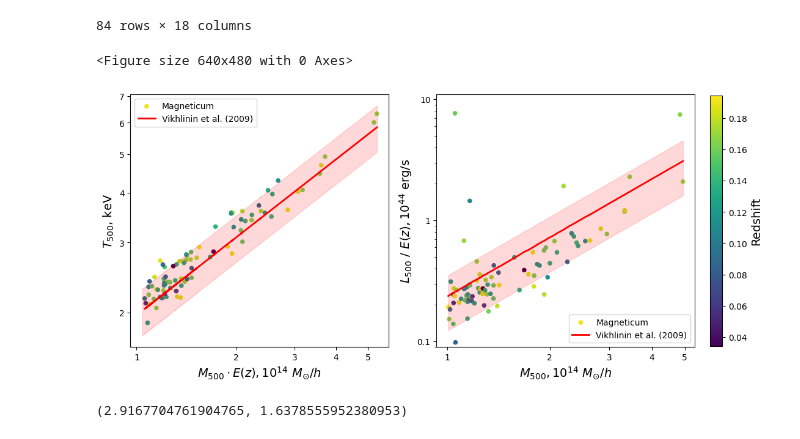
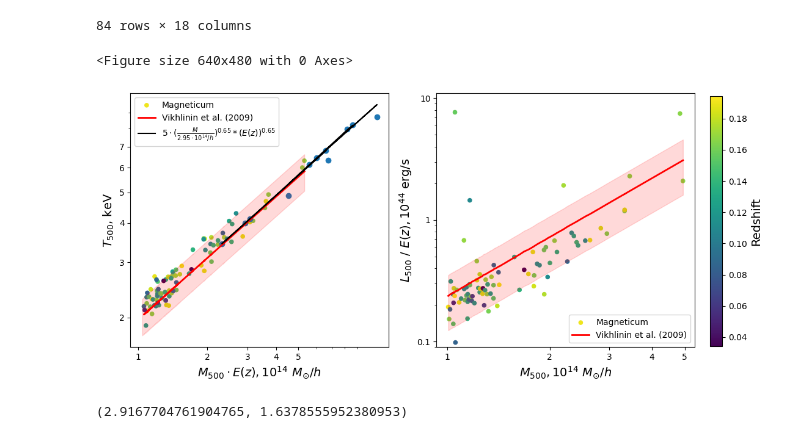
Before and after one commit to pi4imu/magneticum, a Jupyter notebook: scaling_relations.ipynb, the cells around one changed output. Cells and saved outputs as stored; diff of their text form; code cells hidden in the pictures.

```diff
--- a/scaling_relations.ipynb
+++ b/scaling_relations.ipynb
@@ -355,39 +356,44 @@ plt.yticks([2,3,4,5,6,7], [2,3,4,5,6,7])
 #plt.plot(M500s*E(zs), T500s_rel2, color='dodgerblue', linewidth=0, marker='o', markersize=4,
 #         alpha=0.4, linestyle='--', label = 'sc.rel. w/ different <M> and <T>')
 #plt.legend()
+TX = [6.81, 3.99, 3.43, 4.12, 6.33, 8.73, 6.45, 8.22, 7.96, 6.14, 4.88]
+MT = [6.61, 2.92, 2.32, 3.07, 6.74, 11.05, 6.03, 8.66, 8.20, 5.58, 4.54]
+zw = [0.0386, 0.0304, 0.0346, 0.0328, 0.0557, 0.0542, 0.0557, 0.0779, 0.0881, 0.0622, 0.0469]
+plt.scatter(np.array(MT)*10**14, TX)
+plt.plot(np.array(MT)*10**14, T_X(np.array(MT)*10**14, zw), color='k', label='$5 \cdot (\\frac{M}{2.95 \cdot 10^{14} / h})^{0.65} * ( E(z) )^{0.65}$')
 
 fix = np.append([1.04e14], M500s*E(zs))
 
 plt.fill_between(fix,
                  5 * (fix/(2.95)/10**14*0.704)**(0.65)*(1+0.2*2/3) ,#* E(zs)**(0.65),
                  5 * (fix/(2.95)/10**14*0.704)**(0.65)*(1-0.2*2/3) ,#* E(zs)**(0.65),
                  interpolate=False, alpha=0.15, color='red')#, label="$1 \sigma$ errors")
 plt.legend()
 
 plt.subplot(122, aspect='auto')
 #draw_panel(M500s, L500s, L0520s_rel)
 draw_panel(M500s, L500s_05_20/E(zs), L500s_rel/E(zs))
 plt.xlabel("$M_{500}, 10^{14} \ M_{\odot}/h$", fontsize=14)
 plt.ylabel("$L_{500} \ / \ E(z), 10^{44}$ erg/s", fontsize=14)
 plt.xticks([g*10**14 for g in [1, 2, 3, 4, 5]], [1, 2, 3, 4, 5])
 plt.yticks([0.1, 1., 10], [0.1,1, 10])
 plt.ylim(0.09, 11)
 
 plt.fill_between(M500s,
                  1.056 * 0.704**(-2) * (M500s/3.9/10**14)**1.61 * E(zs)**(-0.15)*0.52,
                  1.056 * 0.704**(-2) * (M500s/3.9/10**14)**1.61 * E(zs)**(-0.15)*1.48,
                  interpolate=False, alpha=0.15, color='red')#, label="$1 \sigma$ errors")
 plt.legend()
 
 #plt.subplots_adjust(right=0.96)
 plt.tight_layout()
 plt.colorbar(cax = plt.axes([1.01, 0.14, 0.02, 0.82])).set_label('Redshift', fontsize=14)
 
-plt.savefig('figures/sc_rel_new.pdf', format='pdf', bbox_inches='tight')
+#plt.savefig('figures/sc_rel_new.pdf', format='pdf', bbox_inches='tight')
 plt.show()
 # %% [output]
 <Figure size 640x480 with 0 Axes>
-[figure, old version]
+[figure, new version]
 # %%
 np.mean(T500s), np.mean(M500s)/10**14
 # %% [output]
```
Also changed, not shown: parts of 2 cells of this notebook, 8 other files.
